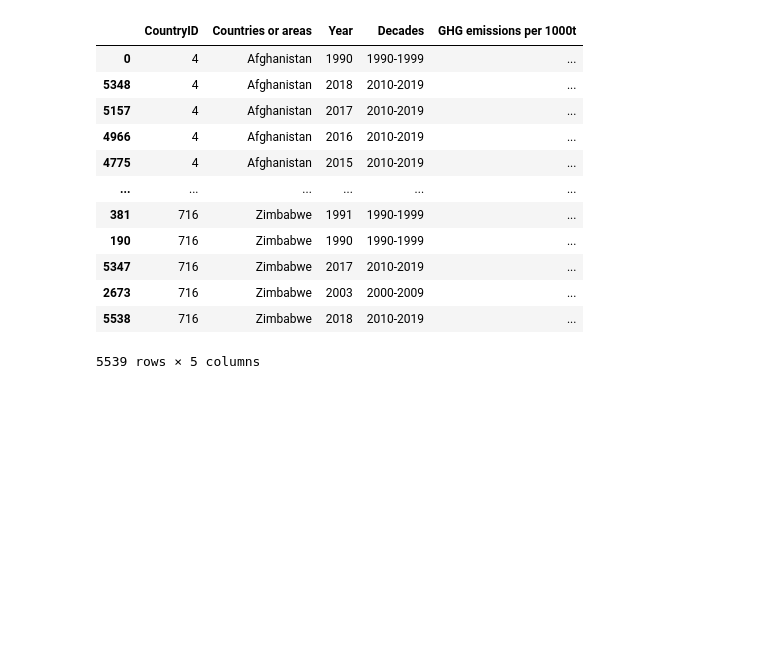
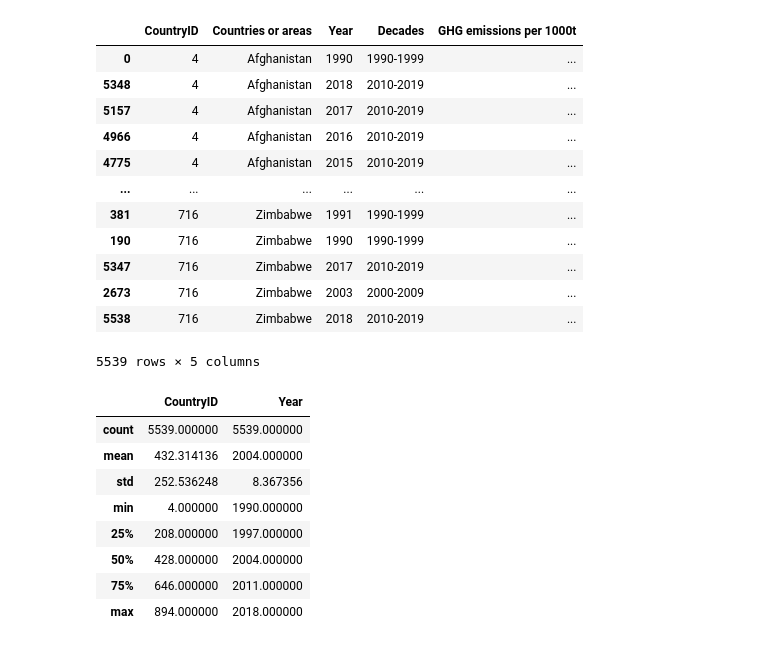
Before and after one commit to ashparra97/ETL-project, a Jupyter notebook: ghg_csv/ghg_unpivot.ipynb, the cells around one changed output. Drawn from its saved outputs; the diff is of its cells as text; code cells hidden in the pictures; blank space fills up the shorter version.

```diff
--- a/ghg_csv/ghg_unpivot.ipynb
+++ b/ghg_csv/ghg_unpivot.ipynb
@@ -163,3 +163,15 @@ final_ghg_df.sort_values(by=['Countries or areas'])
 | 2673 | 716 | Zimbabwe | 2003 | 2000-2009 | ... |
 | 5538 | 716 | Zimbabwe | 2018 | 2010-2019 | ... |
 5539 rows × 5 columns
+# %%
+final_ghg_df.describe()
+# %% [output]
+|  | CountryID | Year |
+| count | 5539.000000 | 5539.000000 |
+| mean | 432.314136 | 2004.000000 |
+| std | 252.536248 | 8.367356 |
+| min | 4.000000 | 1990.000000 |
+| 25% | 208.000000 | 1997.000000 |
+| 50% | 428.000000 | 2004.000000 |
+| 75% | 646.000000 | 2011.000000 |
+| max | 894.000000 | 2018.000000 |
```
Also changed, not shown: parts of 4 cells of this notebook.
